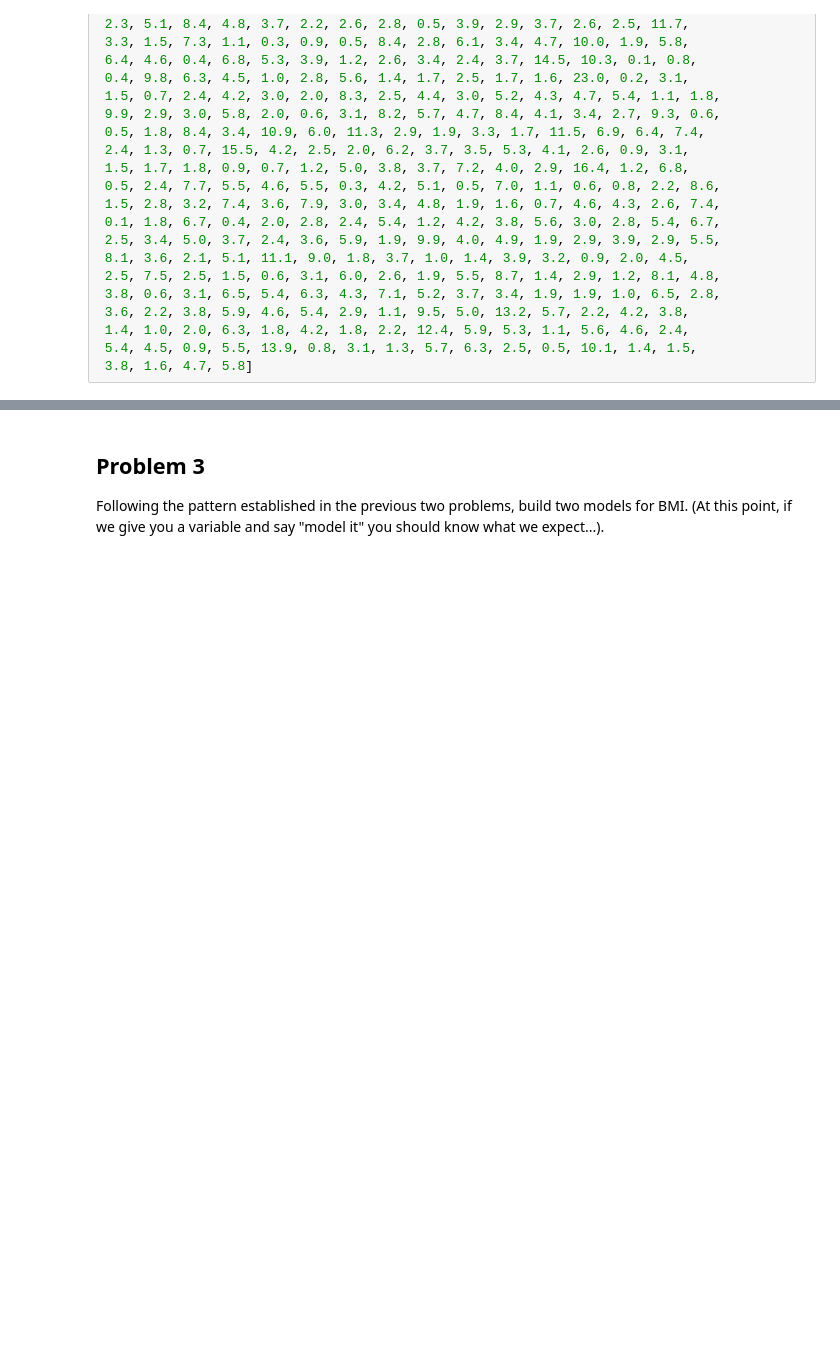
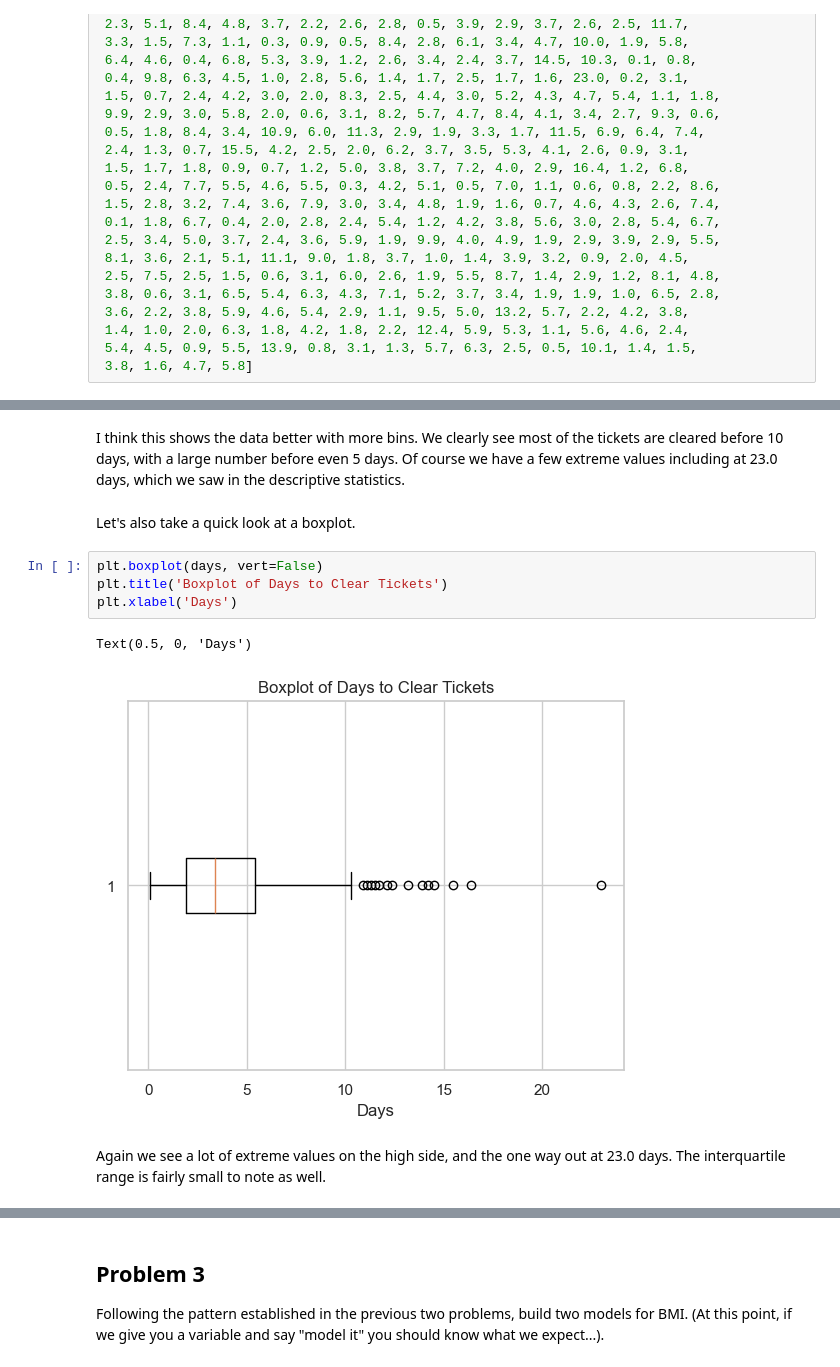
Before and after one commit to ansaridan/jhu-data-engineering-team-5, a Jupyter notebook: Module 6/Lab 6.ipynb, the cells around one changed output, grey strips where cells are left out. Drawn from its saved outputs; the diff is of its cells as text; blank space fills up the shorter version.

```diff
--- a/Module 6/Lab 6.ipynb
+++ b/Module 6/Lab 6.ipynb
@@ -156,0 +297,13 @@ days = [8.0, 3.8, 4.0, 1.6, 2.6, 3.4, 8.7, 4.7, 6.1, 1.9, 6.0, 8.2, 2.7, 6.5, 1.
+# %% [markdown]
+I think this shows the data better with more bins. We clearly see most of the tickets are cleared before 10 days, with a large number before even 5 days. Of course we have a few extreme values including at 23.0 days, which we saw in the descriptive statistics.
+# %% [markdown]
+Let's also take a quick look at a boxplot.
+# %%
+plt.boxplot(days, vert=False)
+plt.title('Boxplot of Days to Clear Tickets')
+plt.xlabel('Days')
+# %% [output]
+Text(0.5, 0, 'Days')
+[figure, added]
+# %% [markdown]
+Again we see a lot of extreme values on the high side, and the one way out at 23.0 days. The interquartile range is fairly small to note as well.
```
Also changed, not shown: parts of 46 cells of this notebook.
